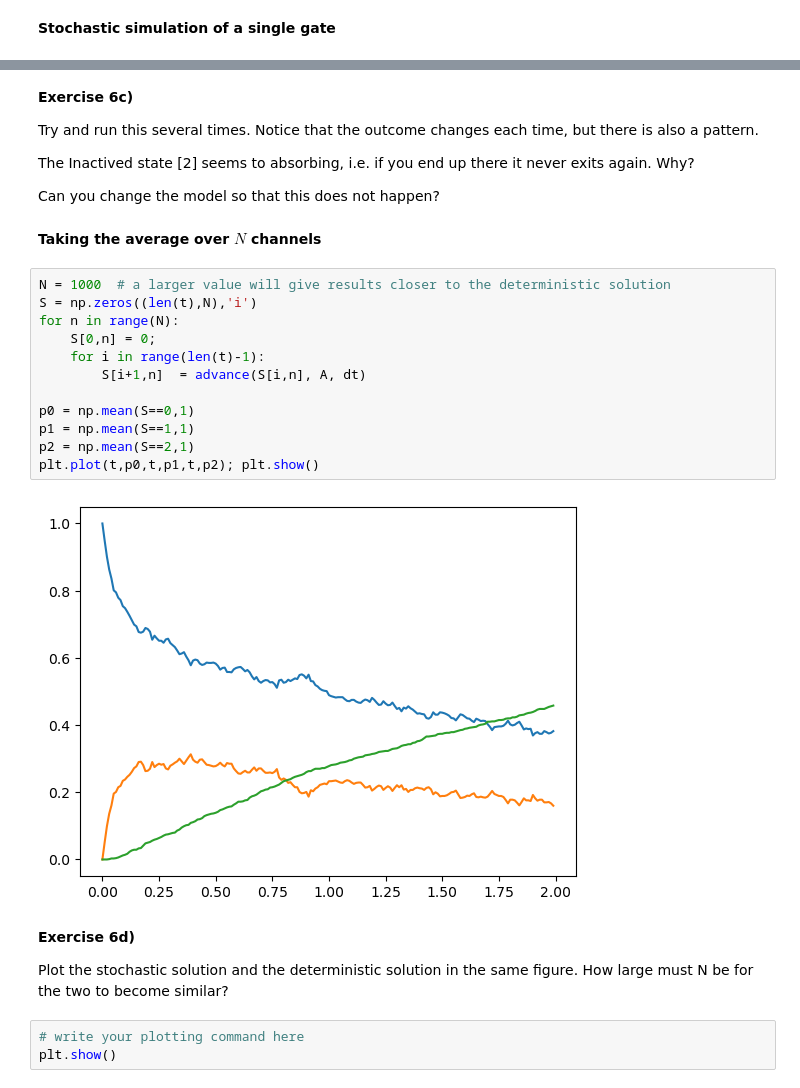
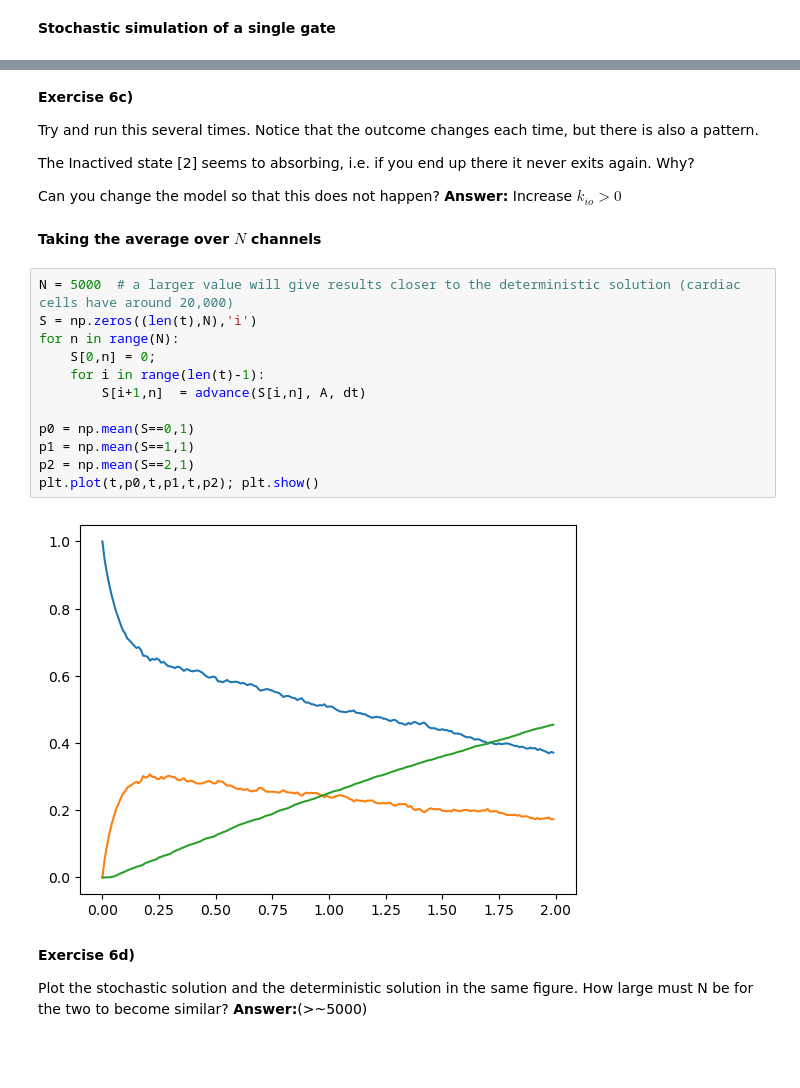
Before and after one commit to rakshakonanur/SSCP_lectures_RK, a Jupyter notebook: L04 (Ion Channel Gating)/stochastic_L4.ipynb, the cells around one changed output, grey strips where cells are left out. Saved outputs shown, nothing was run; the diff lists cells and outputs as text; blank space fills up the shorter version.

```diff
--- a/L04 (Ion Channel Gating)/stochastic_L4.ipynb
+++ b/L04 (Ion Channel Gating)/stochastic_L4.ipynb
@@ -120,28 +122,25 @@ Try and run this several times. Notice that the outcome changes each time, but t
 The Inactived state [2] seems to absorbing, i.e. if you end up there it never exits again.
 Why?
 
-Can you change the model so that this does not happen?
+Can you change the model so that this does not happen? **Answer:** Increase $k_{io} > 0$
 # %% [markdown]
 **Taking the average over $N$ channels**
 # %%
-N = 1000  # a larger value will give results closer to the deterministic solution
+N = 5000  # a larger value will give results closer to the deterministic solution (cardiac cells have around 20,000)
 S = np.zeros((len(t),N),'i')
 for n in range(N):
     S[0,n] = 0;
     for i in range(len(t)-1):
         S[i+1,n]  = advance(S[i,n], A, dt)
 
 p0 = np.mean(S==0,1)
 p1 = np.mean(S==1,1)
 p2 = np.mean(S==2,1)
 plt.plot(t,p0,t,p1,t,p2); plt.show()
 # %% [output]
-[figure, old version]
+[figure, new version]
 # %% [markdown]
 **Exercise 6d)**
 
 Plot the stochastic solution and the deterministic solution in the same figure.
-How large must N be for the two to become similar?
+How large must N be for the two to become similar? **Answer:**(>~5000)
-# %%
-# write your plotting command here
-plt.show()
```
Also changed, not shown: parts of 3 cells of this notebook, 2 other files.
